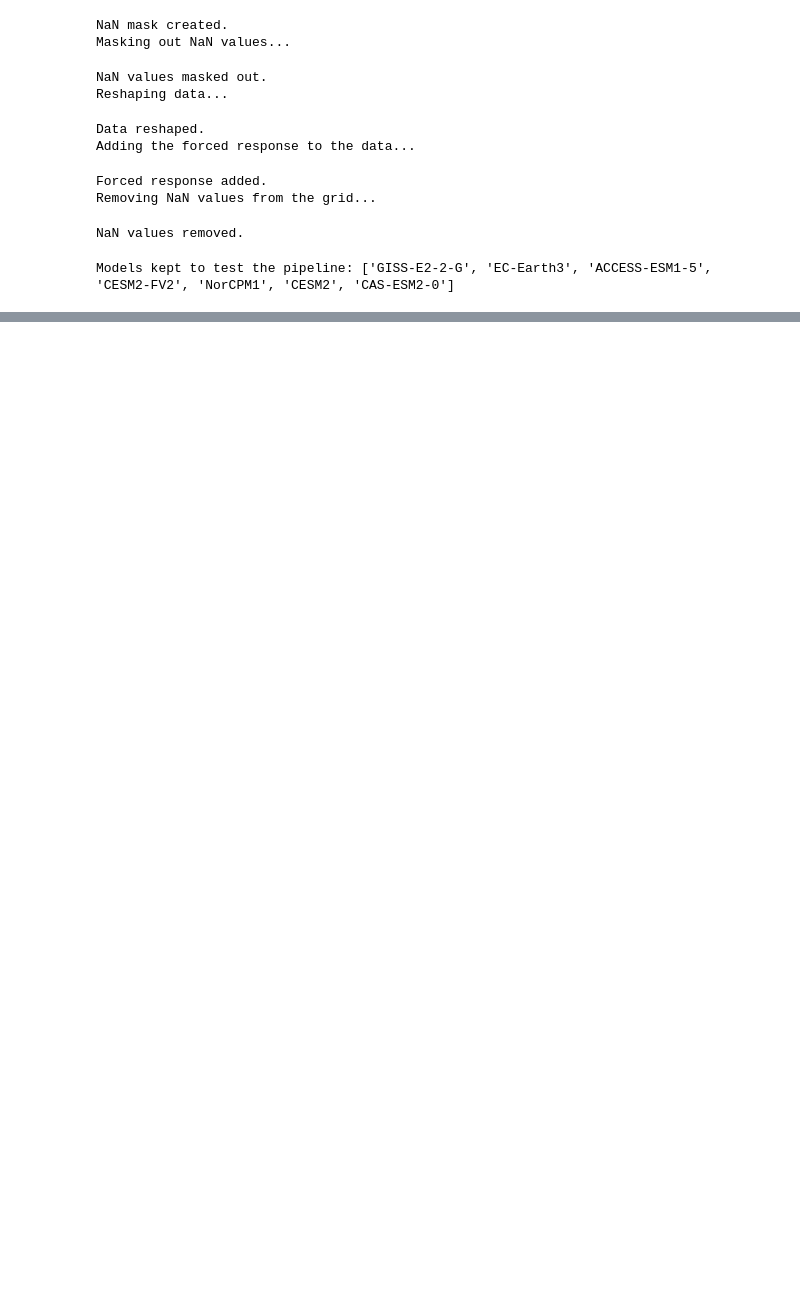
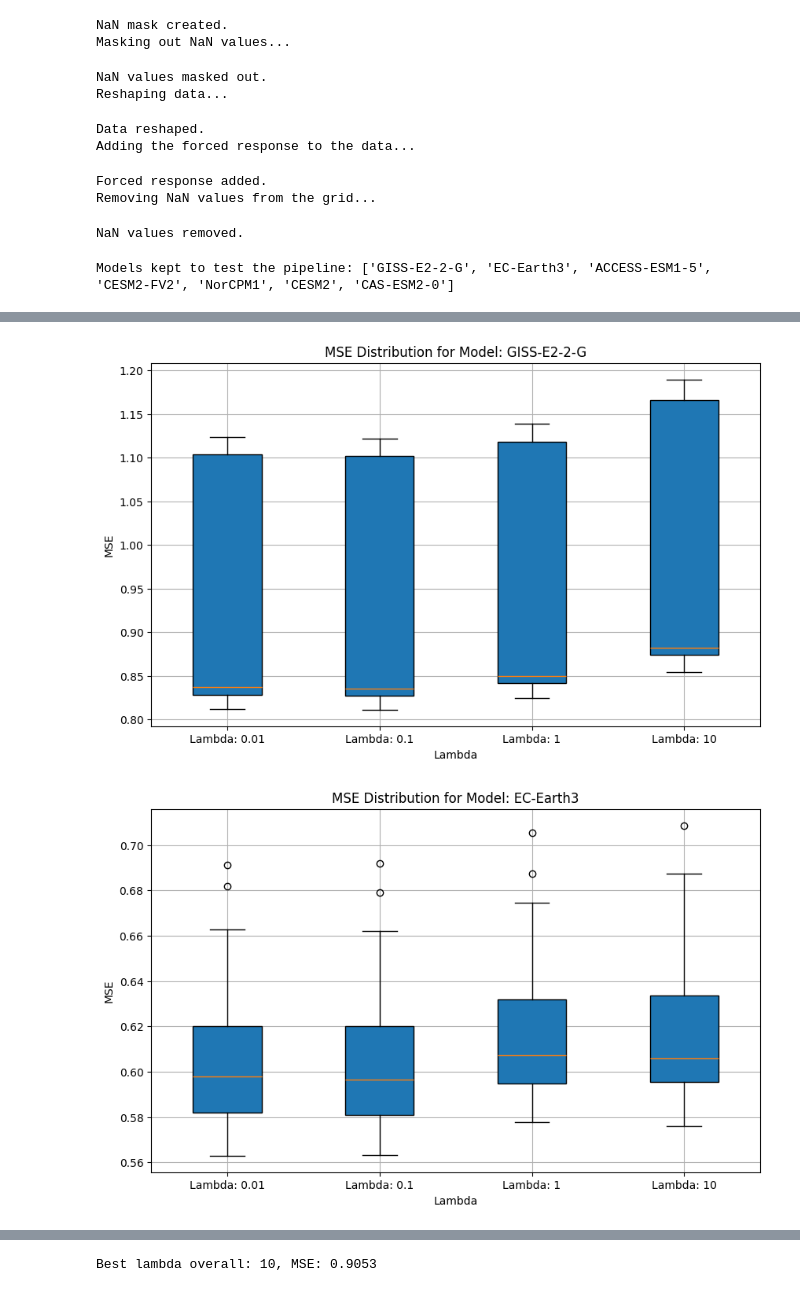
Before and after one commit to Victor2175/gm4cs-l, a Jupyter notebook: Cross_validation.ipynb, the cells around one changed output, grey strips where cells are left out. Cells and saved outputs as stored; diff of their text form; code cells hidden in the pictures; blank space fills up the shorter version.

Commit message:
Leave One Out (LOO) Cross-Validation results tested on 7 models

```diff
--- a/Cross_validation.ipynb
+++ b/Cross_validation.ipynb
@@ -61,25 +105,32 @@ Fitting OLS...
 # %%
-# Plot the MSE distributions for each model
+# Plot the MSE distributions for each model using boxplots
 for model in models:
     plt.figure(figsize=(10, 6))
+    data_to_plot = []
+    labels = []
     for lambda_ in lambdas:
         if model in mse_distributions[lambda_]:
             mse_values = mse_distributions[lambda_][model]
-            plt.hist(mse_values, bins=20, alpha=0.5, label=f'Lambda: {lambda_}')
-    plt.xlabel('MSE')
-    plt.ylabel('Frequency')
+            data_to_plot.append(mse_values)
+            labels.append(f'Lambda: {lambda_}')
+    plt.boxplot(data_to_plot, vert=True, patch_artist=True, labels=labels)
+    plt.xlabel('Lambda')
+    plt.ylabel('MSE')
     plt.title(f'MSE Distribution for Model: {model}')
-    plt.legend()
+    plt.grid(True)
     plt.show()
 
 # Calculate the best lambda overall
 best_lambda = None
 best_mse = float('inf')
 for lambda_, model_mse in mse_distributions.items():
     all_mse_values = [mse for mse_list in model_mse.values() for mse in mse_list]
     mean_mse = np.mean(all_mse_values)
     if mean_mse < best_mse:
         best_mse = mean_mse
         best_lambda = lambda_
 
 print(f"Best lambda overall: {best_lambda}, MSE: {best_mse:.4f}")
+# %% [output]
+[figure, added]
+[figure, added]
@@ -85,0 +142 @@ print(f"Best lambda overall: {best_lambda}, MSE: {best_mse:.4f}")
+Best lambda overall: 10, MSE: 0.9053
```
Also changed, not shown: parts of 2 cells of this notebook.
